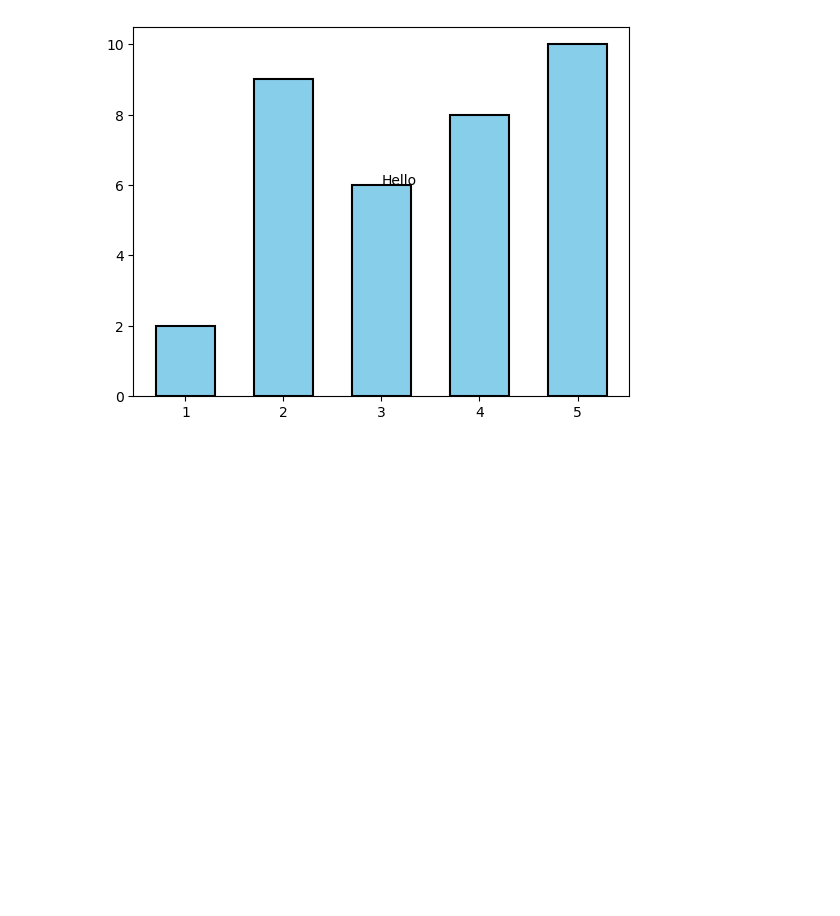
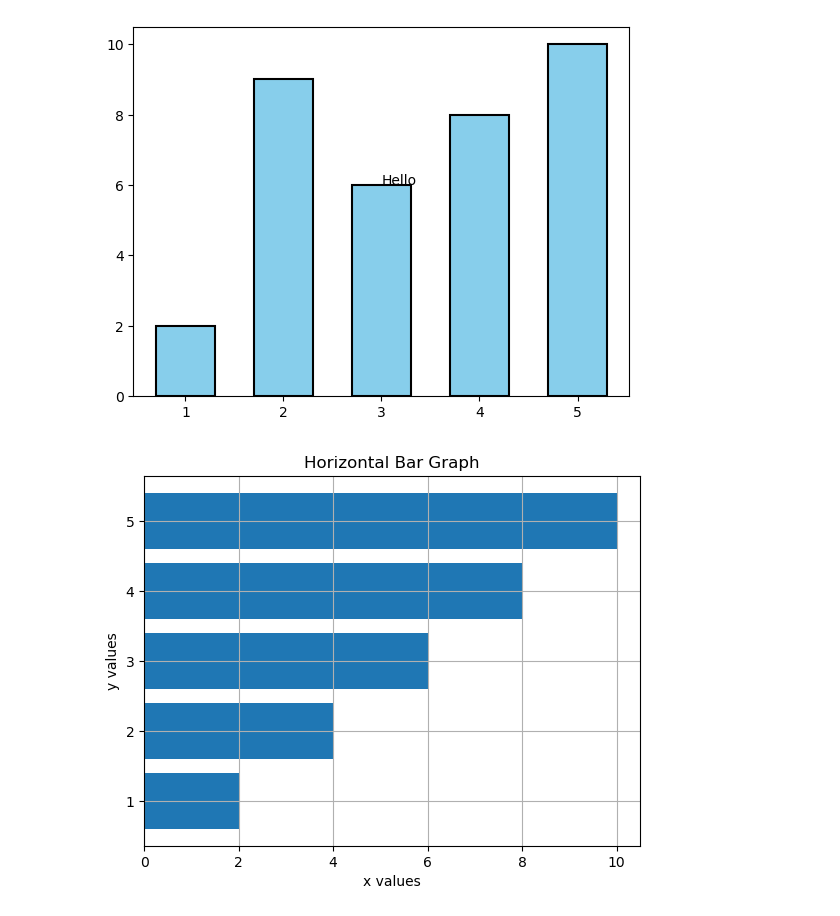
Before and after one commit to aditya-76430/python-programming, a Jupyter notebook: Matplotlib/learning-part1.ipynb, the cells around one changed output. Drawn from its saved outputs; the diff is of its cells as text; code cells hidden in the pictures; blank space fills up the shorter version.

Commit message:
Horizontal Bar Graph

```diff
--- a/Matplotlib/learning-part1.ipynb
+++ b/Matplotlib/learning-part1.ipynb
@@ -91,3 +91,17 @@ plt.text(3,6, "Hello")       # It take a argument a first x and sencond y and wi
 plt.show()
 # %% [output]
 [figure]
+# %%
+# Horizontal Bar Chat
+
+x = [1,2,3,4,5]
+y = [2,4,6,8,10]
+
+plt.barh(x,y)
+plt.xlabel("x values")
+plt.ylabel("y values")
+plt.title("Horizontal Bar Graph")
+plt.grid(True)
+plt.show()
+# %% [output]
+[figure, added]
```
